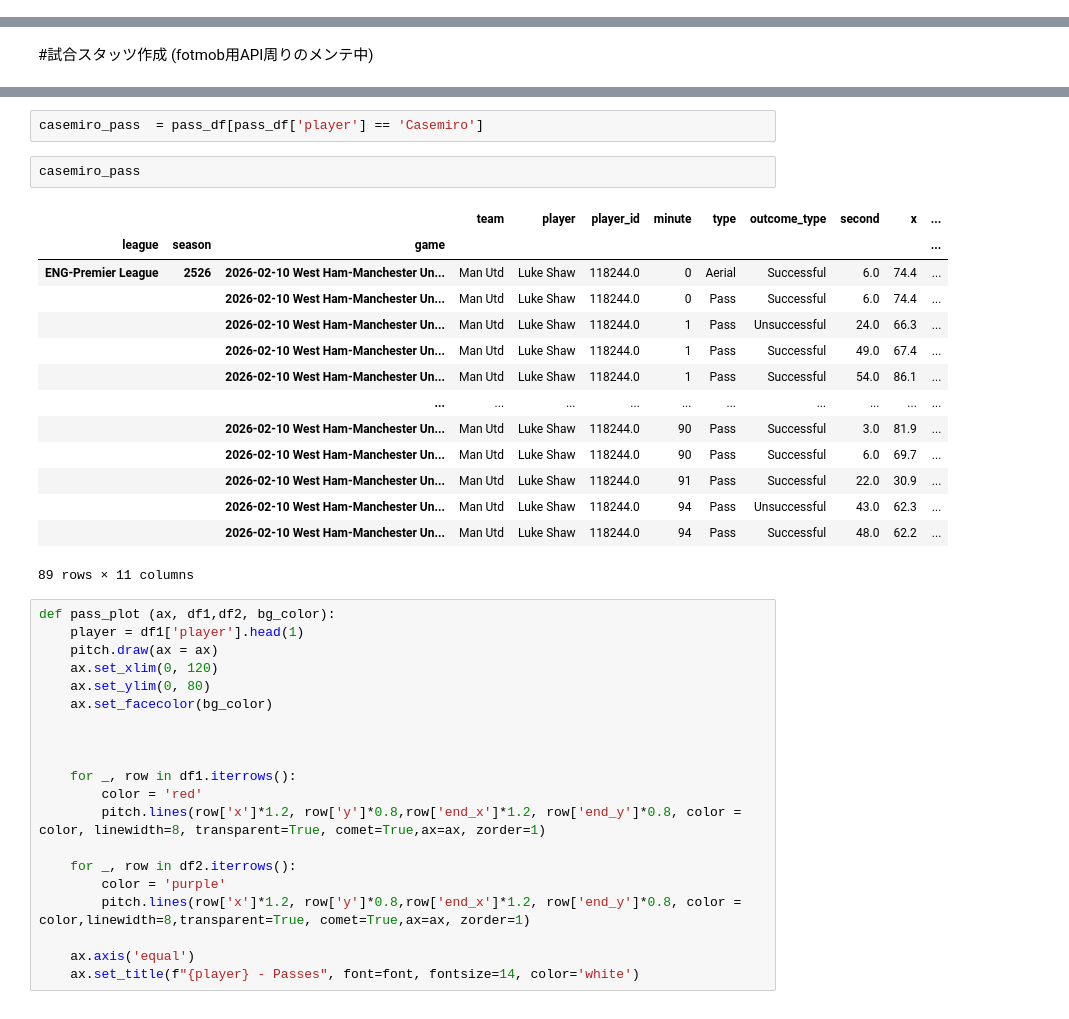
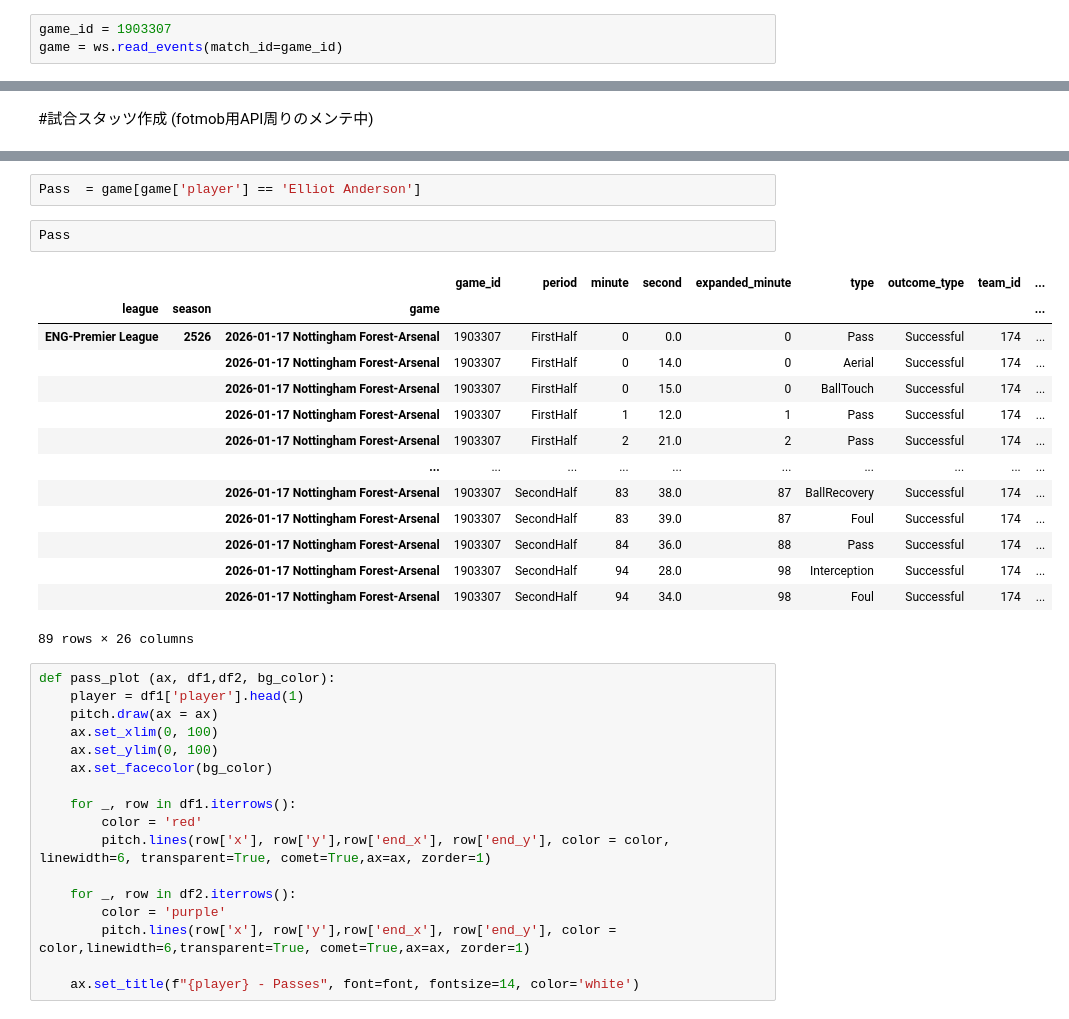
Before and after one commit to caffeine1005/footy_analysis, a Jupyter notebook: model_template.ipynb, the cells around one changed output, grey strips where cells are left out. Cells and saved outputs as stored; diff of their text form.

```diff
--- a/model_template.ipynb
+++ b/model_template.ipynb
@@ -27,0 +25,3 @@ game
+# %%
+game_id = 1903307
+game = ws.read_events(match_id=game_id)
@@ -351,40 +412,37 @@ opposition, color=away_color, bg_color=background_color)
 # %%
-casemiro_pass  = pass_df[pass_df['player'] == 'Casemiro']
+Pass  = game[game['player'] == 'Elliot Anderson']
 # %%
-casemiro_pass
+Pass
 # %% [output]
-|  |  |  | team | player | player_id | minute | type | outcome_type | second | x | ... |
+|  |  |  | game_id | period | minute | second | expanded_minute | type | outcome_type | team_id | ... |
 | league | season | game |  |  |  |  |  |  |  |  | ... |
-| ENG-Premier League | 2526 | 2026-02-10 West Ham-Manchester Un... | Man Utd | Luke Shaw | 118244.0 | 0 | Aerial | Successful | 6.0 | 74.4 | ... |
-|  |  | 2026-02-10 West Ham-Manchester Un... | Man Utd | Luke Shaw | 118244.0 | 0 | Pass | Successful | 6.0 | 74.4 | ... |
-|  |  | 2026-02-10 West Ham-Manchester Un... | Man Utd | Luke Shaw | 118244.0 | 1 | Pass | Unsuccessful | 24.0 | 66.3 | ... |
-|  |  | 2026-02-10 West Ham-Manchester Un... | Man Utd | Luke Shaw | 118244.0 | 1 | Pass | Successful | 49.0 | 67.4 | ... |
-|  |  | 2026-02-10 West Ham-Manchester Un... | Man Utd | Luke Shaw | 118244.0 | 1 | Pass | Successful | 54.0 | 86.1 | ... |
+| ENG-Premier League | 2526 | 2026-01-17 Nottingham Forest-Arsenal | 1903307 | FirstHalf | 0 | 0.0 | 0 | Pass | Successful | 174 | ... |
+|  |  | 2026-01-17 Nottingham Forest-Arsenal | 1903307 | FirstHalf | 0 | 14.0 | 0 | Aerial | Successful | 174 | ... |
+|  |  | 2026-01-17 Nottingham Forest-Arsenal | 1903307 | FirstHalf | 0 | 15.0 | 0 | BallTouch | Successful | 174 | ... |
+|  |  | 2026-01-17 Nottingham Forest-Arsenal | 1903307 | FirstHalf | 1 | 12.0 | 1 | Pass | Successful | 174 | ... |
+|  |  | 2026-01-17 Nottingham Forest-Arsenal | 1903307 | FirstHalf | 2 | 21.0 | 2 | Pass | Successful | 174 | ... |
 |  |  | ... | ... | ... | ... | ... | ... | ... | ... | ... | ... |
-|  |  | 2026-02-10 West Ham-Manchester Un... | Man Utd | Luke Shaw | 118244.0 | 90 | Pass | Successful | 3.0 | 81.9 | ... |
-|  |  | 2026-02-10 West Ham-Manchester Un... | Man Utd | Luke Shaw | 118244.0 | 90 | Pass | Successful | 6.0 | 69.7 | ... |
-|  |  | 2026-02-10 West Ham-Manchester Un... | Man Utd | Luke Shaw | 118244.0 | 91 | Pass | Successful | 22.0 | 30.9 | ... |
-|  |  | 2026-02-10 West Ham-Manchester Un... | Man Utd | Luke Shaw | 118244.0 | 94 | Pass | Unsuccessful | 43.0 | 62.3 | ... |
-|  |  | 2026-02-10 West Ham-Manchester Un... | Man Utd | Luke Shaw | 118244.0 | 94 | Pass | Successful | 48.0 | 62.2 | ... |
+|  |  | 2026-01-17 Nottingham Forest-Arsenal | 1903307 | SecondHalf | 83 | 38.0 | 87 | BallRecovery | Successful | 174 | ... |
+|  |  | 2026-01-17 Nottingham Forest-Arsenal | 1903307 | SecondHalf | 83 | 39.0 | 87 | Foul | Successful | 174 | ... |
+|  |  | 2026-01-17 Nottingham Forest-Arsenal | 1903307 | SecondHalf | 84 | 36.0 | 88 | Pass | Successful | 174 | ... |
+|  |  | 2026-01-17 Nottingham Forest-Arsenal | 1903307 | SecondHalf | 94 | 28.0 | 98 | Interception | Successful | 174 | ... |
+|  |  | 2026-01-17 Nottingham Forest-Arsenal | 1903307 | SecondHalf | 94 | 34.0 | 98 | Foul | Successful | 174 | ... |
-89 rows × 11 columns
+89 rows × 26 columns
 # %%
 def pass_plot (ax, df1,df2, bg_color):
     player = df1['player'].head(1)
     pitch.draw(ax = ax)
-    ax.set_xlim(0, 120)
-    ax.set_ylim(0, 80)
+    ax.set_xlim(0, 100)
+    ax.set_ylim(0, 100)
     ax.set_facecolor(bg_color)
-
-
 
     for _, row in df1.iterrows():
         color = 'red'
-        pitch.lines(row['x']*1.2, row['y']*0.8,row['end_x']*1.2, row['end_y']*0.8, color = color, linewidth=8, transparent=True, comet=True,ax=ax, zorder=1)
+        pitch.lines(row['x'], row['y'],row['end_x'], row['end_y'], color = color, linewidth=6, transparent=True, comet=True,ax=ax, zorder=1)
 
     for _, row in df2.iterrows():
         color = 'purple'
-        pitch.lines(row['x']*1.2, row['y']*0.8,row['end_x']*1.2, row['end_y']*0.8, color = color,linewidth=8,transparent=True, comet=True,ax=ax, zorder=1)
+        pitch.lines(row['x'], row['y'],row['end_x'], row['end_y'], color = color,linewidth=6,transparent=True, comet=True,ax=ax, zorder=1)
 
-    ax.axis('equal')
     ax.set_title(f"{player} - Passes", font=font, fontsize=14, color='white')
 # %%
```
Also changed, not shown: parts of 12 cells of this notebook, 3 other files.
